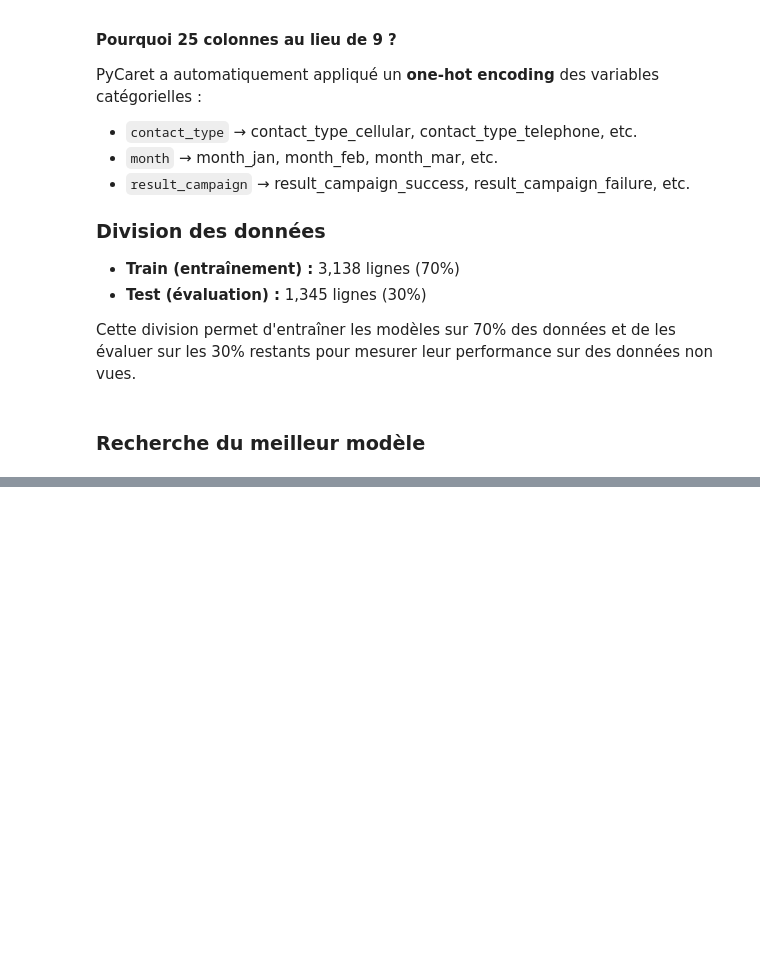
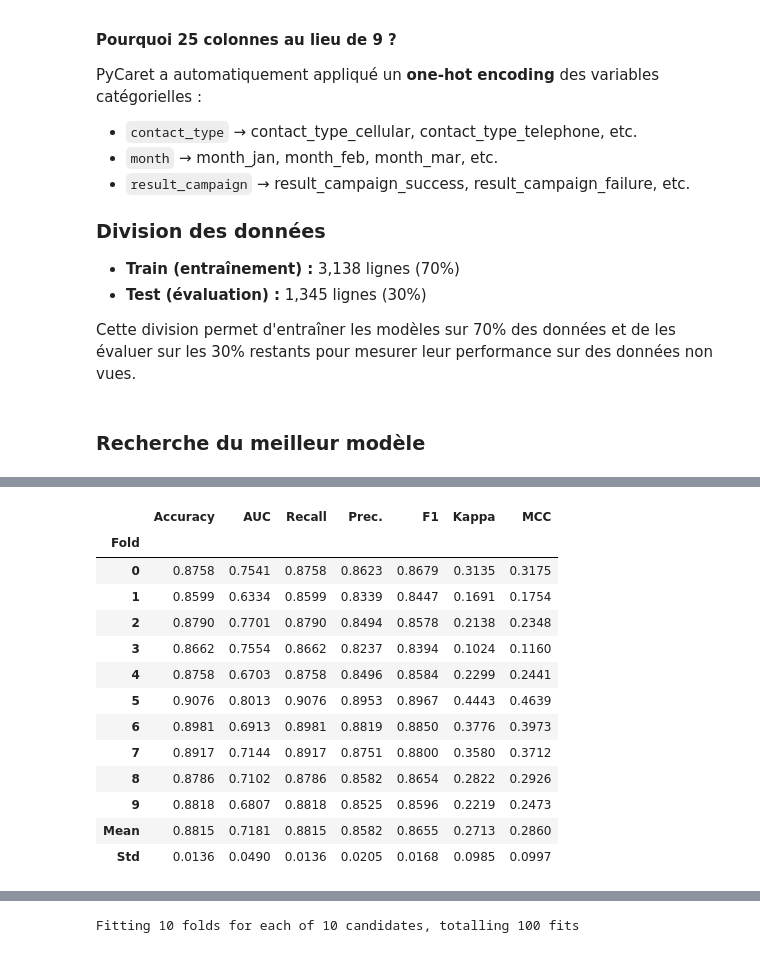
Before and after one commit to Paul-Emmanuel-Buffe/bank-marketing, a Jupyter notebook: notebooks/modeling.ipynb, the cells around one changed output, grey strips where cells are left out. Cells and saved outputs as stored; diff of their text form; code cells hidden in the pictures; blank space fills up the shorter version.

```diff
--- a/notebooks/modeling.ipynb
+++ b/notebooks/modeling.ipynb
@@ -207,0 +275,4 @@ best_model = compare_models()
+# %%
+# 2. Optimiser les hyperparamètres
+tuned_ada = tune_model(model_smote, optimize='AUC')
+# %% [output]
@@ -207,0 +280,14 @@ best_model = compare_models()
+|  | Accuracy | AUC | Recall | Prec. | F1 | Kappa | MCC |
+| Fold |  |  |  |  |  |  |  |
+| 0 | 0.8758 | 0.7541 | 0.8758 | 0.8623 | 0.8679 | 0.3135 | 0.3175 |
+| 1 | 0.8599 | 0.6334 | 0.8599 | 0.8339 | 0.8447 | 0.1691 | 0.1754 |
+| 2 | 0.8790 | 0.7701 | 0.8790 | 0.8494 | 0.8578 | 0.2138 | 0.2348 |
+| 3 | 0.8662 | 0.7554 | 0.8662 | 0.8237 | 0.8394 | 0.1024 | 0.1160 |
+| 4 | 0.8758 | 0.6703 | 0.8758 | 0.8496 | 0.8584 | 0.2299 | 0.2441 |
+| 5 | 0.9076 | 0.8013 | 0.9076 | 0.8953 | 0.8967 | 0.4443 | 0.4639 |
+| 6 | 0.8981 | 0.6913 | 0.8981 | 0.8819 | 0.8850 | 0.3776 | 0.3973 |
+| 7 | 0.8917 | 0.7144 | 0.8917 | 0.8751 | 0.8800 | 0.3580 | 0.3712 |
+| 8 | 0.8786 | 0.7102 | 0.8786 | 0.8582 | 0.8654 | 0.2822 | 0.2926 |
+| 9 | 0.8818 | 0.6807 | 0.8818 | 0.8525 | 0.8596 | 0.2219 | 0.2473 |
+| Mean | 0.8815 | 0.7181 | 0.8815 | 0.8582 | 0.8655 | 0.2713 | 0.2860 |
+| Std | 0.0136 | 0.0490 | 0.0136 | 0.0205 | 0.0168 | 0.0985 | 0.0997 |
@@ -207,0 +295 @@ best_model = compare_models()
+Fitting 10 folds for each of 10 candidates, totalling 100 fits
```
Also changed, not shown: parts of 15 cells of this notebook, 1 other file.
